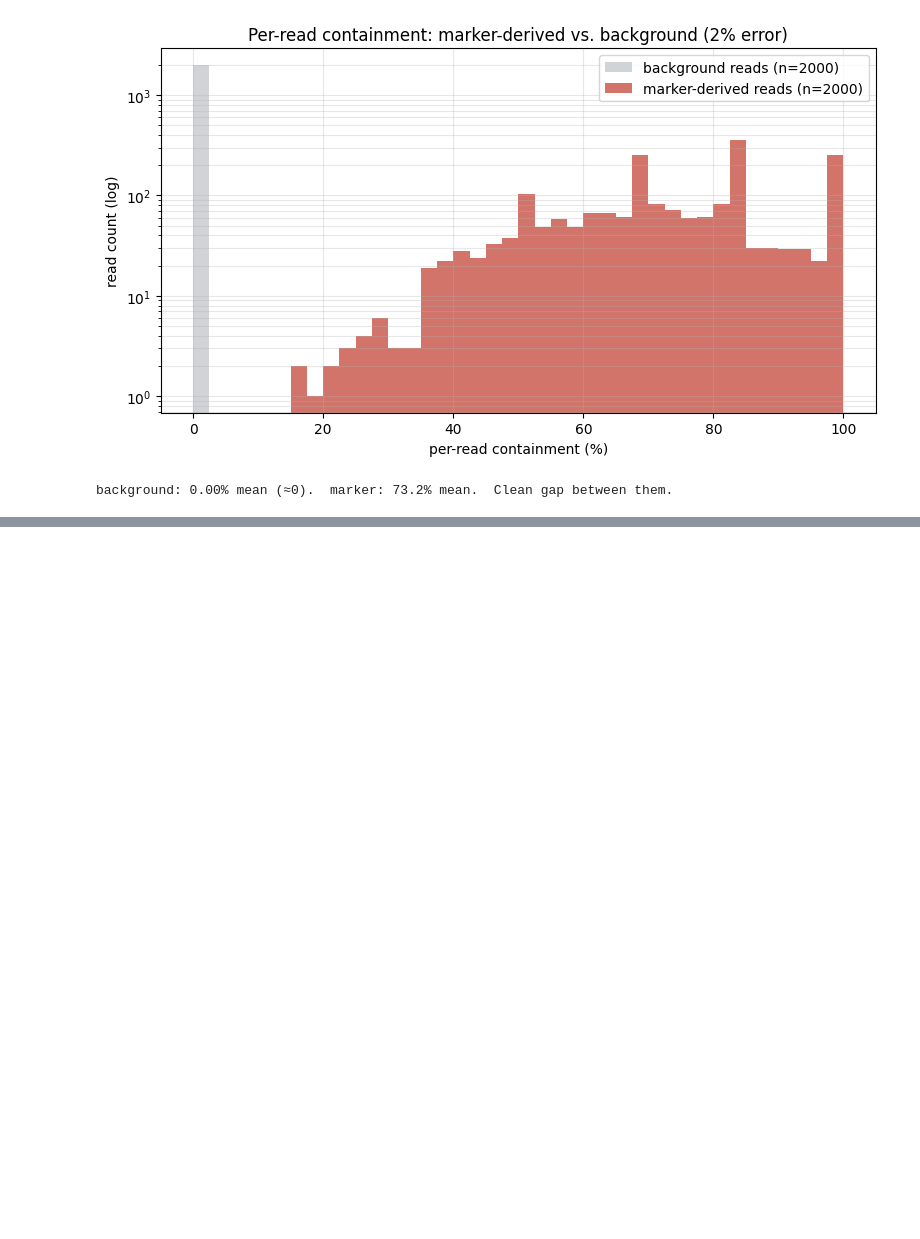
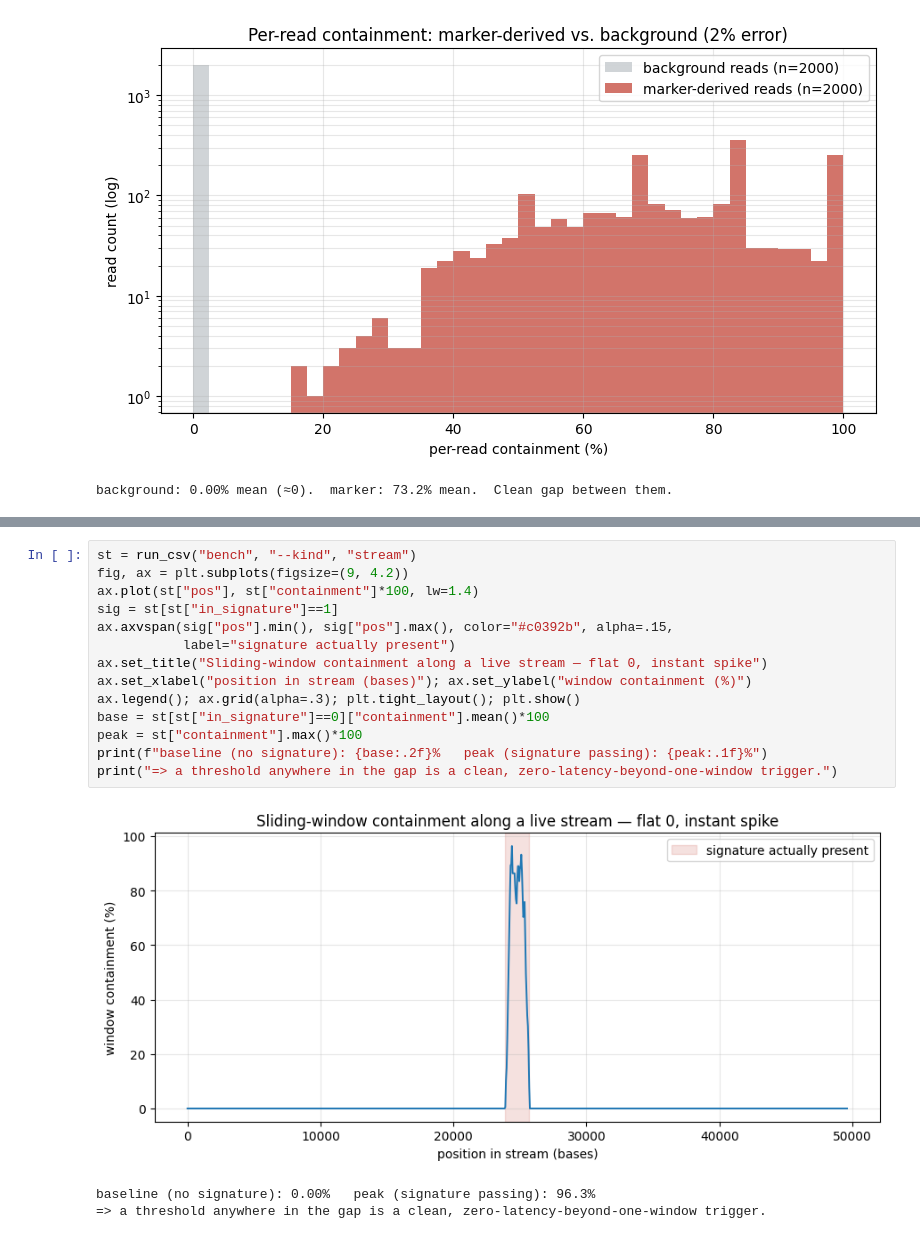
Before and after one commit to frasertajima/tiny_pointers_dna_lab, a Jupyter notebook: kmerstash_demo.ipynb, the cells around one changed output, grey strips where cells are left out. Cells and saved outputs as stored; diff of their text form; blank space fills up the shorter version.

```diff
--- a/kmerstash_demo.ipynb
+++ b/kmerstash_demo.ipynb
@@ -192,0 +213,18 @@ background: 0.00% mean (≈0).  marker: 73.2% mean.  Clean gap between them.
+# %%
+st = run_csv("bench", "--kind", "stream")
+fig, ax = plt.subplots(figsize=(9, 4.2))
+ax.plot(st["pos"], st["containment"]*100, lw=1.4)
+sig = st[st["in_signature"]==1]
+ax.axvspan(sig["pos"].min(), sig["pos"].max(), color="#c0392b", alpha=.15,
+           label="signature actually present")
+ax.set_title("Sliding-window containment along a live stream — flat 0, instant spike")
+ax.set_xlabel("position in stream (bases)"); ax.set_ylabel("window containment (%)")
+ax.legend(); ax.grid(alpha=.3); plt.tight_layout(); plt.show()
+base = st[st["in_signature"]==0]["containment"].mean()*100
+peak = st["containment"].max()*100
+print(f"baseline (no signature): {base:.2f}%   peak (signature passing): {peak:.1f}%")
+print("=> a threshold anywhere in the gap is a clean, zero-latency-beyond-one-window trigger.")
+# %% [output]
+[figure, added]
+baseline (no signature): 0.00%   peak (signature passing): 96.3%
+=> a threshold anywhere in the gap is a clean, zero-latency-beyond-one-window trigger.
```
Also changed, not shown: parts of 10 cells of this notebook, 4 other files.
